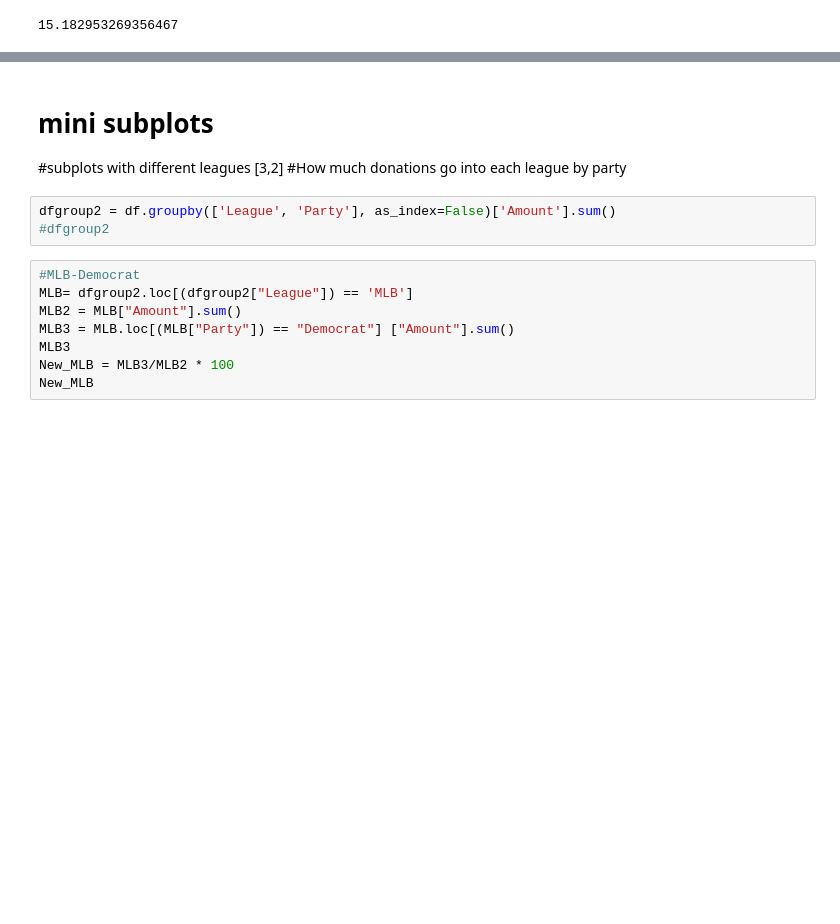
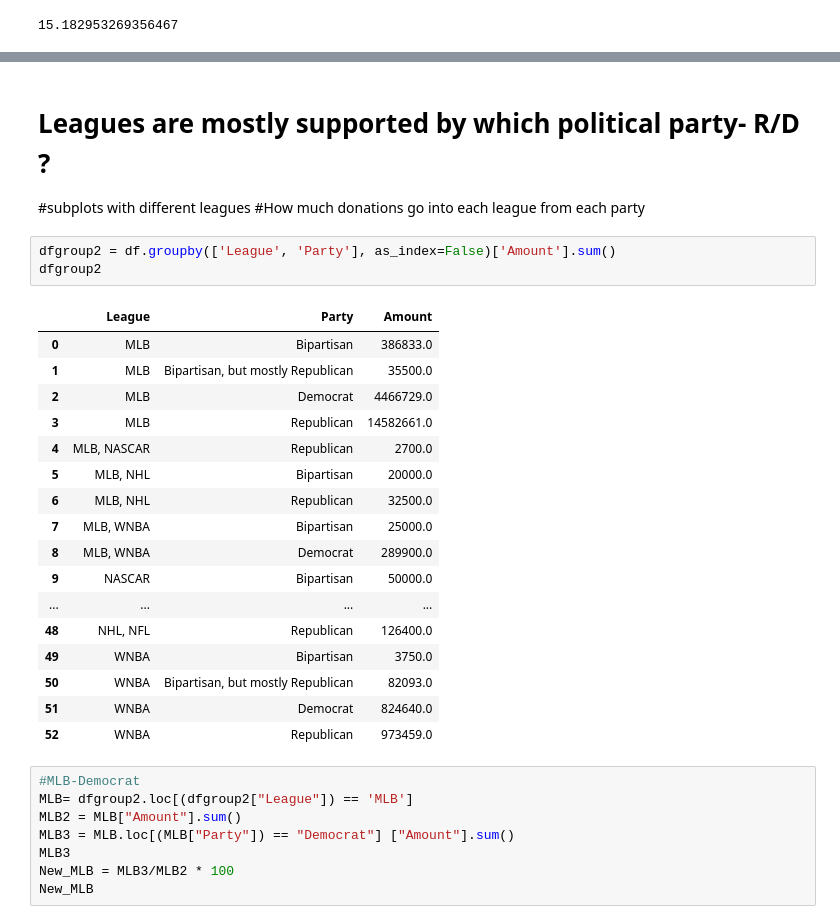
Before and after one commit to richcoca/CIS9655Project, a Jupyter notebook: Project- Part 2.ipynb, the cells around one changed output, grey strips where cells are left out. Cells and saved outputs as stored; diff of their text form; blank space fills up the shorter version.

```diff
--- a/Project- Part 2.ipynb
+++ b/Project- Part 2.ipynb
@@ -188,10 +188,28 @@ plt.show()
 # %% [markdown]
-# mini subplots
-#subplots with different leagues  [3,2]
-#How much donations go into each league by party
+# Leagues are mostly supported by which political party- R/D ?
+#subplots with different leagues
+#How much donations go into each league from each party
 # %%
 dfgroup2 = df.groupby(['League', 'Party'], as_index=False)['Amount'].sum()
-#dfgroup2
+dfgroup2
+# %% [output]
+|  | League | Party | Amount |
+| 0 | MLB | Bipartisan | 386833.0 |
+| 1 | MLB | Bipartisan, but mostly Republican | 35500.0 |
+| 2 | MLB | Democrat | 4466729.0 |
+| 3 | MLB | Republican | 14582661.0 |
+| 4 | MLB, NASCAR | Republican | 2700.0 |
+| 5 | MLB, NHL | Bipartisan | 20000.0 |
+| 6 | MLB, NHL | Republican | 32500.0 |
+| 7 | MLB, WNBA | Bipartisan | 25000.0 |
+| 8 | MLB, WNBA | Democrat | 289900.0 |
+| 9 | NASCAR | Bipartisan | 50000.0 |
+| ... | ... | ... | ... |
+| 48 | NHL, NFL | Republican | 126400.0 |
+| 49 | WNBA | Bipartisan | 3750.0 |
+| 50 | WNBA | Bipartisan, but mostly Republican | 82093.0 |
+| 51 | WNBA | Democrat | 824640.0 |
+| 52 | WNBA | Republican | 973459.0 |
 # %%
 #MLB-Democrat
 MLB= dfgroup2.loc[(dfgroup2["League"]) == 'MLB']
```
Also changed, not shown: parts of 8 cells of this notebook.
